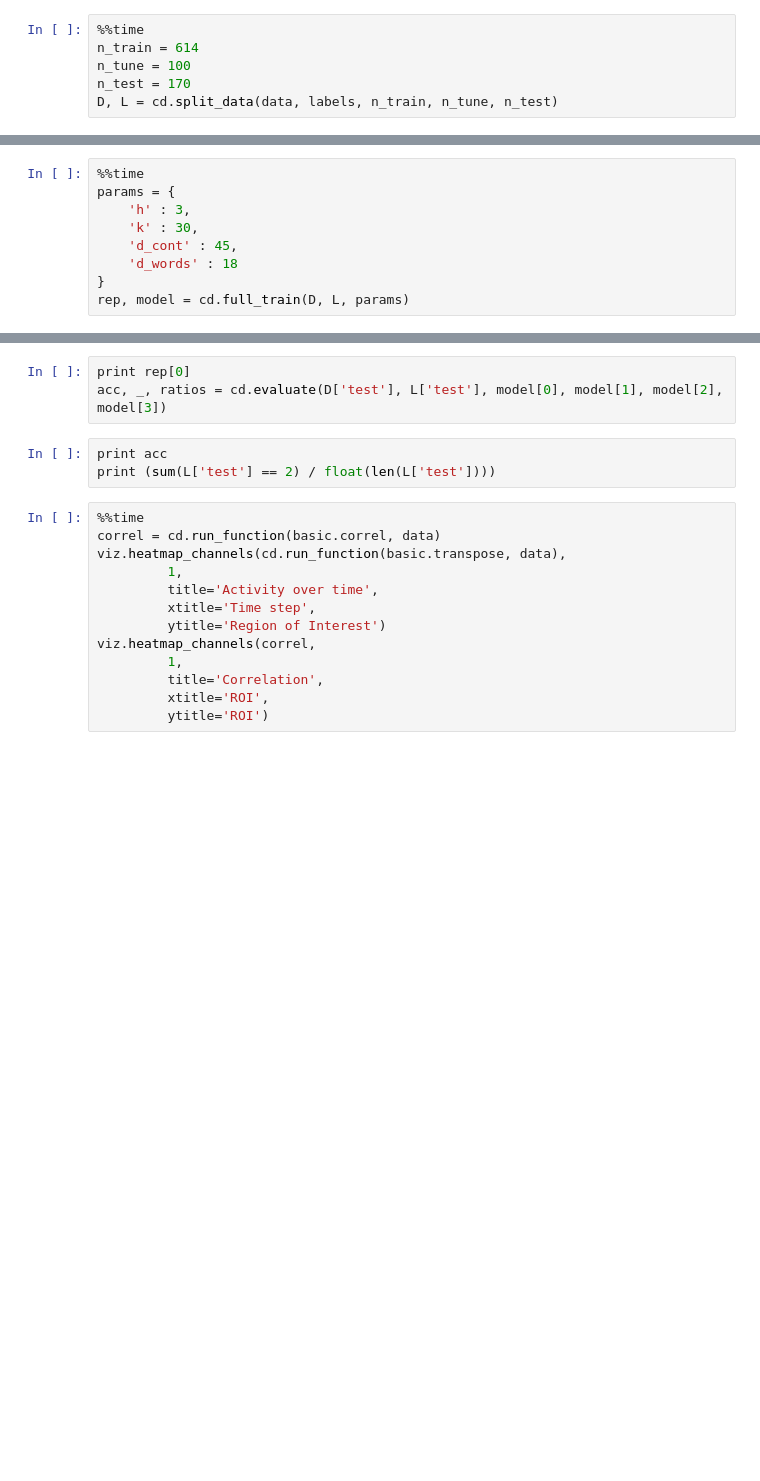
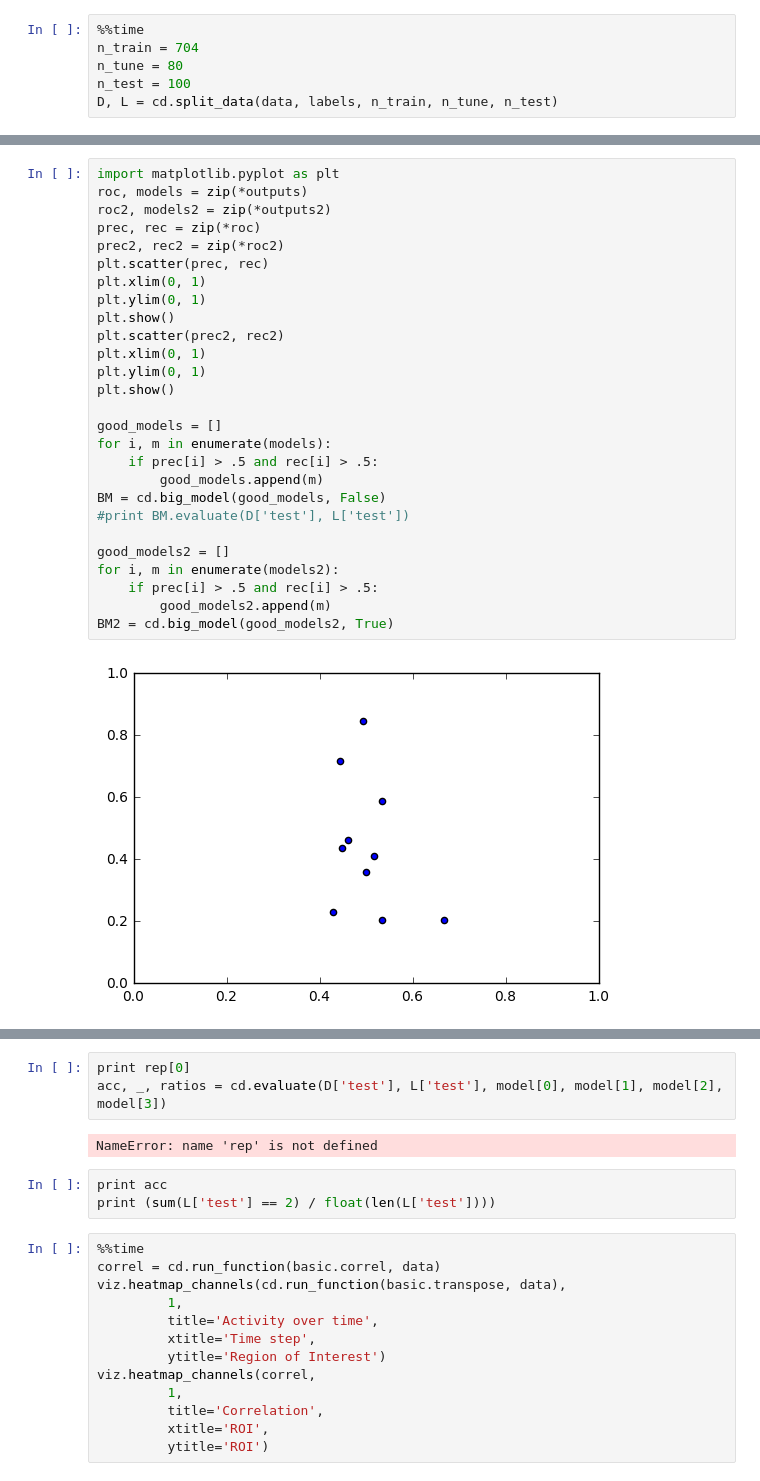
Before and after one commit to rmarren1/jhu-projects, a Jupyter notebook: notes/Sandbox.ipynb, the cells around one changed output, grey strips where cells are left out. Cells and saved outputs as stored; diff of their text form; blank space fills up the shorter version.

```diff
--- a/notes/Sandbox.ipynb
+++ b/notes/Sandbox.ipynb
@@ -42,8 +42,8 @@ Wall time: 5.01 µs
 # %%
 %%time
-n_train = 614
-n_tune = 100
-n_test = 170
+n_train = 704
+n_tune = 80
+n_test = 100
 D, L = cd.split_data(data, labels, n_train, n_tune, n_test)
 # %% [output]
 Processed 0000 of 0884 brains.
@@ -90,9 +59,0 @@ ACCURACY:  0.45
-# %%
-%%time
-params = {
-    'h' : 3,
-    'k' : 30,
-    'd_cont' : 45,
-    'd_words' : 18
-}
-rep, model = cd.full_train(D, L, params)
@@ -98,0 +108,29 @@ rep, model = cd.full_train(D, L, params)
+# %%
+import matplotlib.pyplot as plt
+roc, models = zip(*outputs)
+roc2, models2 = zip(*outputs2)
+prec, rec = zip(*roc)
+prec2, rec2 = zip(*roc2)
+plt.scatter(prec, rec)
+plt.xlim(0, 1)
+plt.ylim(0, 1)
+plt.show()
+plt.scatter(prec2, rec2)
+plt.xlim(0, 1)
+plt.ylim(0, 1)
+plt.show()
+
+good_models = []
+for i, m in enumerate(models):
+    if prec[i] > .5 and rec[i] > .5:
+        good_models.append(m)
+BM = cd.big_model(good_models, False)
+#print BM.evaluate(D['test'], L['test'])
+
+good_models2 = []
+for i, m in enumerate(models2):
+    if prec[i] > .5 and rec[i] > .5:
+        good_models2.append(m)
+BM2 = cd.big_model(good_models2, True)
+# %% [output]
+[figure, added]
@@ -99,6 +155,8 @@ rep, model = cd.full_train(D, L, params)
 # %%
 print rep[0]
 acc, _, ratios = cd.evaluate(D['test'], L['test'], model[0], model[1], model[2], model[3])
+# %% [output]
+NameError: name 'rep' is not defined
 # %%
 print acc
 print (sum(L['test'] == 2) / float(len(L['test'])))
```
Also changed, not shown: parts of 7 cells of this notebook, 1 other file.
